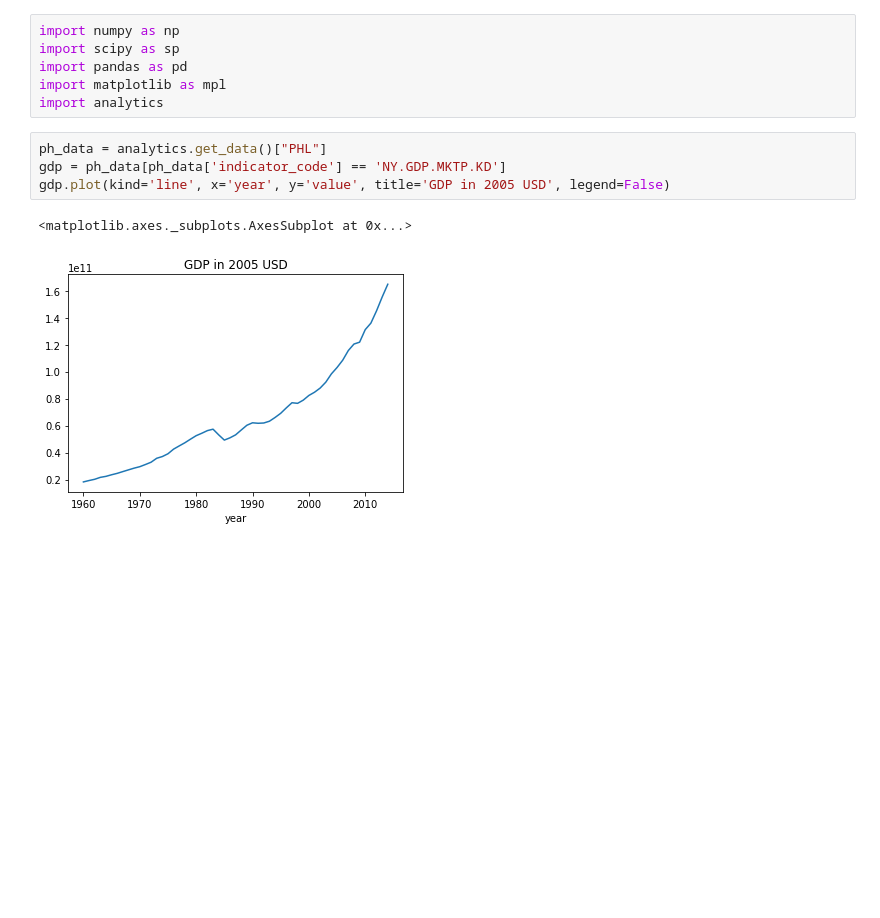
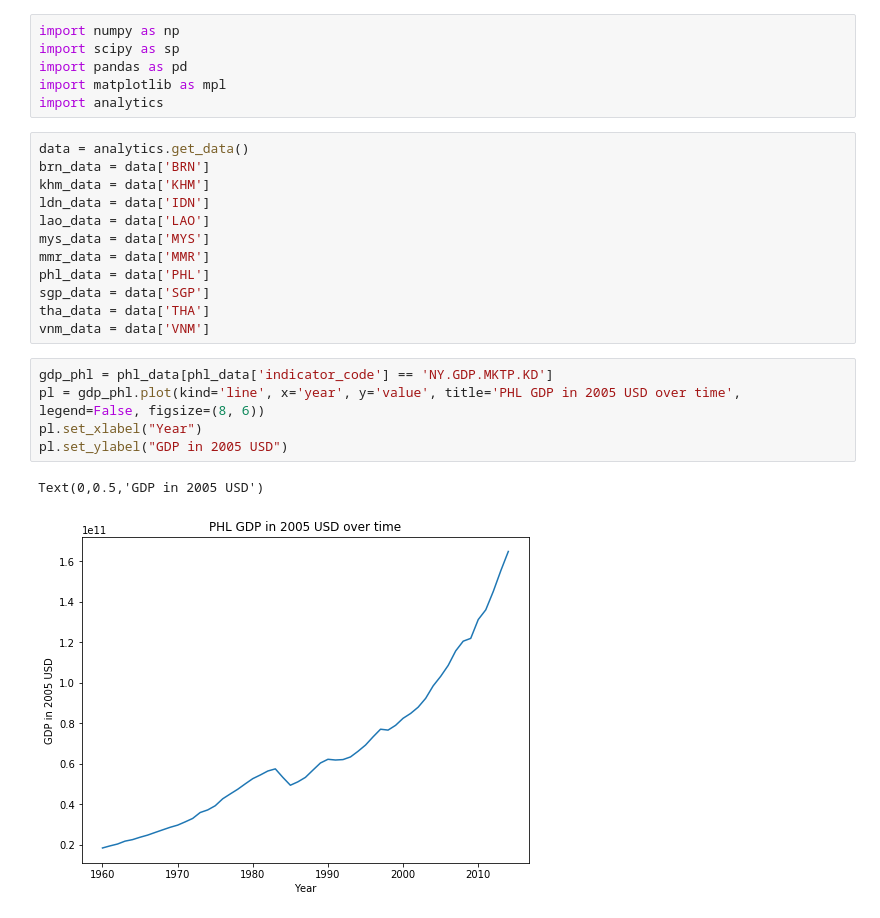
Before and after one commit to jetsalinas/res3-stats, a Jupyter notebook: run_notebook.ipynb, the cells around one changed output. Cells and saved outputs as stored; diff of their text form; blank space fills up the shorter version.

Commit message:
Generated preliminary notebook figures

```diff
--- a/run_notebook.ipynb
+++ b/run_notebook.ipynb
@@ -4,10 +4,23 @@ import scipy as sp
 import pandas as pd
 import matplotlib as mpl
 import analytics
+# %%
+data = analytics.get_data()
+brn_data = data['BRN']
+khm_data = data['KHM']
+ldn_data = data['IDN']
+lao_data = data['LAO']
+mys_data = data['MYS']
+mmr_data = data['MMR']
+phl_data = data['PHL']
+sgp_data = data['SGP']
+tha_data = data['THA']
+vnm_data = data['VNM']
 # %%
-ph_data = analytics.get_data()["PHL"]
-gdp = ph_data[ph_data['indicator_code'] == 'NY.GDP.MKTP.KD']
-gdp.plot(kind='line', x='year', y='value', title='GDP in 2005 USD', legend=False)
+gdp_phl = phl_data[phl_data['indicator_code'] == 'NY.GDP.MKTP.KD']
+pl = gdp_phl.plot(kind='line', x='year', y='value', title='PHL GDP in 2005 USD over time', legend=False, figsize=(8, 6))
+pl.set_xlabel("Year")
+pl.set_ylabel("GDP in 2005 USD")
 # %% [output]
-<matplotlib.axes._subplots.AxesSubplot at 0x...>
+Text(0,0.5,'GDP in 2005 USD')
-[figure, old version]
+[figure, new version]
```
Also changed, not shown: parts of 7 cells of this notebook.
